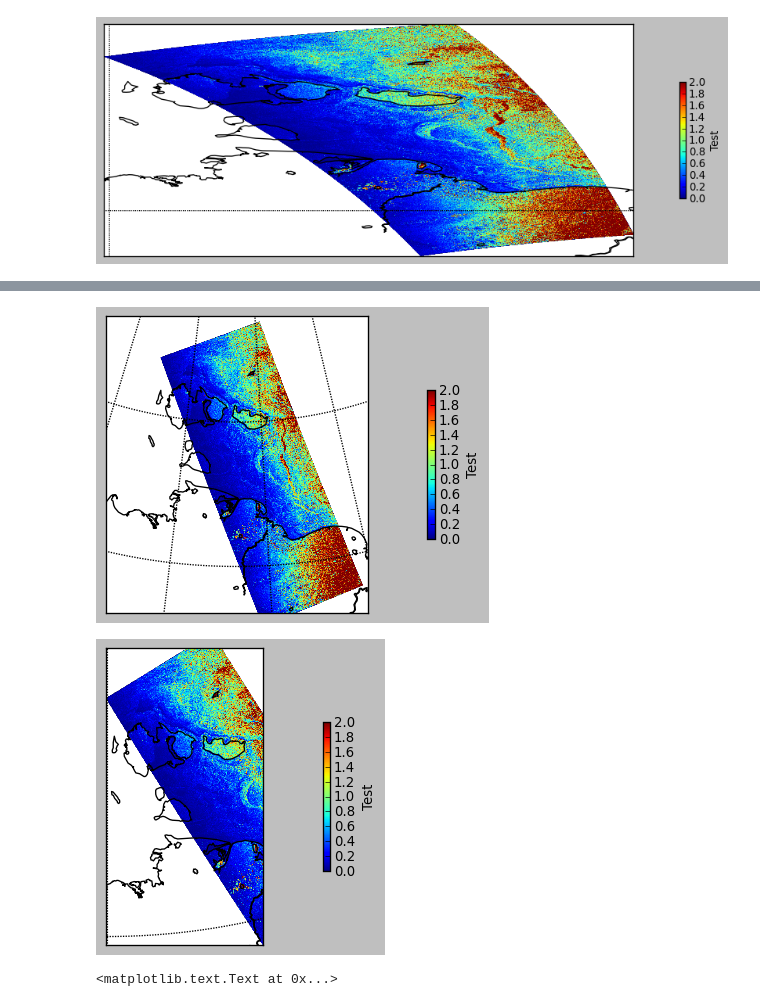
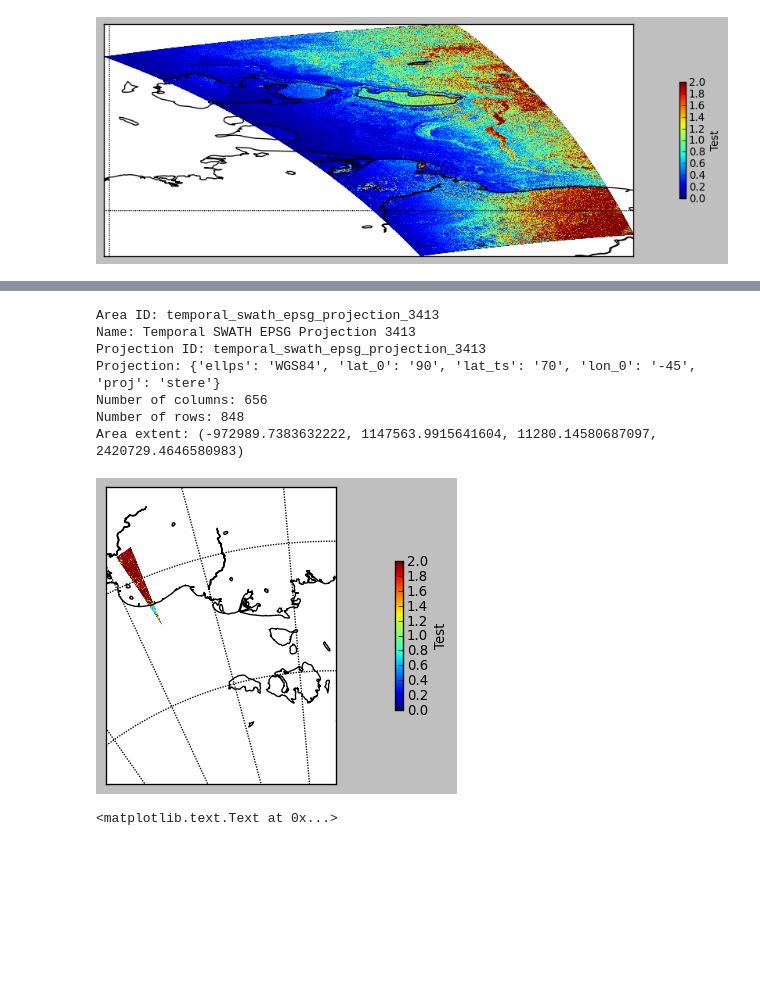
Before and after one commit to magican/PySOL, a Jupyter notebook: notebooks/0.0.0.ASAR_pyepr_draft.ipynb, the cells around one changed output, grey strips where cells are left out. Saved outputs shown, nothing was run; the diff lists cells and outputs as text; code cells hidden in the pictures; blank space fills up the shorter version.

Commit message:
Area_extent modifications to match the array shapes

```diff
--- a/notebooks/0.0.0.ASAR_pyepr_draft.ipynb
+++ b/notebooks/0.0.0.ASAR_pyepr_draft.ipynb
@@ -583,20 +583,22 @@ def swath_area_def(name='Temporal SWATH EPSG Projection 4326', proj='eqc', lonli
     left_ex2, down_ex1 = p(left, down)
     right_ex2, down_ex2 = p(right, down)
 
-    area_extent = (min(left_ex1, left_ex2),
-                   min(up_ex1, up_ex2),
-                   max(right_ex1, right_ex2),
-                   max(down_ex1, down_ex2))
+#     area_extent = (min(left_ex1, left_ex2),
+#                    min(up_ex1, up_ex2),
+#                    max(right_ex1, right_ex2),
+#                    max(down_ex1, down_ex2))
 
-#     area_extent = (min(left_ex1, left_ex2, right_ex1, right_ex2),
-#                    min(up_ex1, up_ex2, down_ex1, down_ex2),
-#                    max(left_ex1, left_ex2, right_ex1, right_ex2),
-#                    max(up_ex1, up_ex2, down_ex1, down_ex2))
-
-#     area_extent = (min(left_ex1, left_ex2, right_ex1, right_ex2),
-#                    min(up_ex1, up_ex2, down_ex1, down_ex2),
-#                    max(left_ex1, left_ex2, right_ex1, right_ex2),
-#                    max(up_ex1, up_ex2, down_ex1, down_ex2))
+    # минимум из всех координат X, Y, максимум из всех координат X, Y
+    # Такой результат даёт правильный area_extent для 3413
+    # При этом для 4326 area_extent остаётся неизменным
+    # area_def_3413 = swath_area_def(name='Temporal SWATH EPSG Projection 3413', proj='stere', \
+    #                                lonlim=(-180,180), latlim=(30,90), ellps="WGS84", res=1500, \
+    #                                lat_ts=70, lat_0=90, lon_0=-45)
+    # Area extent: (-5050747.263141337, 0.0, 0.0, 5050747.263141336)
+    area_extent = (min(left_ex1, left_ex2, right_ex1, right_ex2),
+                   min(up_ex1, up_ex2, down_ex1, down_ex2),
+                   max(left_ex1, left_ex2, right_ex1, right_ex2),
+                   max(up_ex1, up_ex2, down_ex1, down_ex2))
 
 #     newCS = (p(min(lonlim),latlim[0]), \
 #              p(min(lonlim),latlim[1]), \
@@ -791,21 +827,30 @@ Area extent: (302324.31046226714, 1551935.0419776868, -605200.127396567, 640527.
 # %%
-!!!! CENTERED ON IMAGE !!!!!
+!!!! CENTERED ON GREENLAND !!!!!
+
+# Classical 3413 with Greenland centered
+lat_0=90
+lon_0=-45
+
+area_def_3413 = swath_area_def(name='Temporal SWATH EPSG Projection 3413', proj='stere',
+                          lonlim=(lons_2.min(),lons_2.max()), latlim=(lats_2.min(),lats_2.max()), ellps="WGS84", res=1500,
+                          lat_ts=70, lat_0=lat_0, lon_0=lon_0)
+
+roughness_3413 = pr.kd_tree.resample_nearest(swath_def, roughness, area_def_3413, \
+                                             radius_of_influence=4*pxlResSAR.max(), epsilon=0.5, fill_value=None)
 
 plt.close('all')
 plt.figure(figsize=(16,4))
 pr.plot.show_quicklook(area_def_3413, roughness_3413, vmin=0, vmax=2, \
                        label='Test', num_meridians=10, num_parallels=5, coast_res='i')
 # %% [output]
+Area ID: temporal_swath_epsg_projection_3413
+Name: Temporal SWATH EPSG Projection 3413
+Projection ID: temporal_swath_epsg_projection_3413
+Projection: {'ellps': 'WGS84', 'lat_0': '90', 'lat_ts': '70', 'lon_0': '-45', 'proj': 'stere'}
+Number of columns: 656
+Number of rows: 848
+Area extent: (-972989.7383632222, 1147563.9915641604, 11280.14580687097, 2420729.4646580983)
-[figure, old version]
+[figure, new version]
-# %%
-!!!! CENTERED ON GREENLAND !!!!!
-
-plt.close('all')
-plt.figure(figsize=(16,4))
-pr.plot.show_quicklook(area_def_3413, roughness_3413, vmin=0, vmax=2, \
-                       label='Test', num_meridians=10, num_parallels=5, coast_res='i')
-# %% [output]
-[figure, removed]
 # %%
 from mpl_toolkits.basemap import Basemap
 
```
Also changed, not shown: parts of 4 cells of this notebook, 1 other file.
